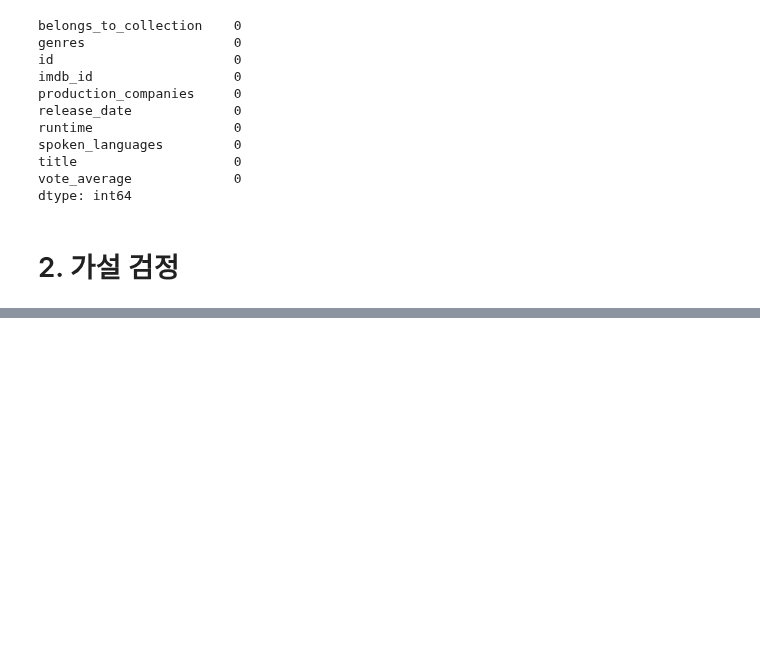
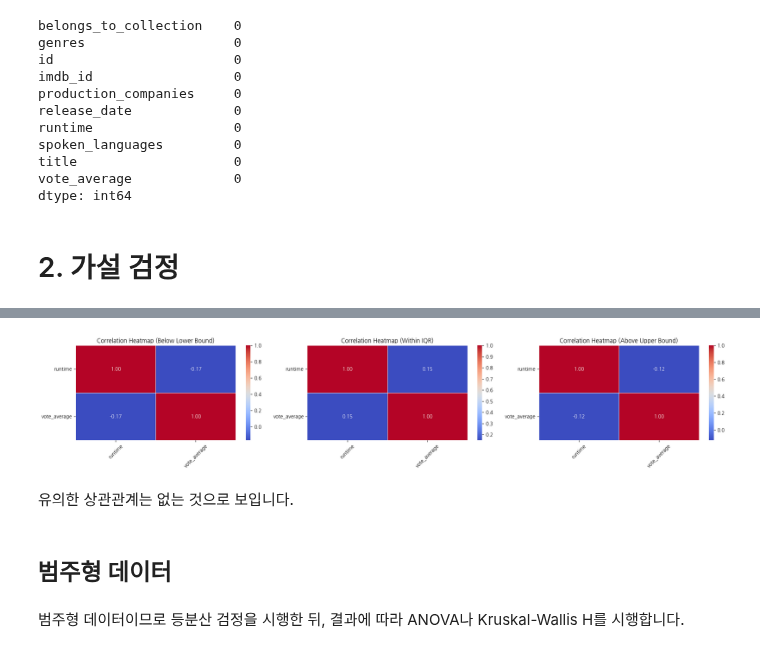
Before and after one commit to viola2002/dartb, a Jupyter notebook: toy_project/2024_Autumn/code/movie metadata SHT.ipynb, the cells around one changed output, grey strips where cells are left out. Drawn from its saved outputs; the diff is of its cells as text; code cells hidden in the pictures; blank space fills up the shorter version.

```diff
--- a/toy_project/2024_Autumn/code/movie metadata SHT.ipynb
+++ b/toy_project/2024_Autumn/code/movie metadata SHT.ipynb
@@ -465,0 +500,47 @@ dtype: int64
+# %%
+# runtime을 구간으로 나누기
+# IQR 계산
+Q1 = mvmd_cleaned['runtime'].quantile(0.25)
+Q3 = mvmd_cleaned['runtime'].quantile(0.75)
+IQR = Q3 - Q1
+
+# 구간 정의
+lower_bound = Q1 - 1.5 * IQR
+upper_bound = Q3 + 1.5 * IQR
+
+# IQR을 사용하여 구간 정의 (이상치를 제외한 구간)
+bins = [0, lower_bound, upper_bound, mvmd_cleaned['runtime'].max()]
+labels = ['Below Lower Bound', 'Within IQR', 'Above Upper Bound']
+mvmd_cleaned['runtime_bin'] = pd.cut(mvmd_cleaned['runtime'], bins=bins, labels=labels, right=True)
+# %%
+# 각 구간별 상관계수 계산
+# 각 구간에 대해 상관계수를 계산하기 위해 빈 DataFrame 생성
+correlation_per_bin = {}
+
+# 구간별 상관관계 분석
+for label in labels:
+    mvmd_bin = mvmd_cleaned[mvmd_cleaned['runtime_bin'] == label]
+    if mvmd_bin.shape[0] > 1:  # 각 구간에 충분한 데이터가 있을 때만 분석
+        mvmd_numeric_bin = mvmd_bin[['runtime','vote_average']].copy()
+        correlation_matrix_bin = mvmd_numeric_bin.corr(method='pearson')
+        correlation_per_bin[label] = correlation_matrix_bin
+# %%
+# 히트맵 시각화
+fig, axes = plt.subplots(nrows=1, ncols=len(labels), figsize=(20, 4))
+
+for ax, (label, corr_matrix) in zip(axes, correlation_per_bin.items()):
+    sns.heatmap(corr_matrix, annot=True, cmap='coolwarm', fmt='.2f', linewidths=.5, ax=ax)
+    ax.set_title(f'Correlation Heatmap ({label})')
+    ax.set_xticklabels(ax.get_xticklabels(), rotation=45)
+    ax.set_yticklabels(ax.get_yticklabels(), rotation=0)
+
+plt.tight_layout()
+plt.show()
+# %% [output]
+[figure, added]
+# %% [markdown]
+유의한 상관관계는 없는 것으로 보입니다.
+# %% [markdown]
+## 범주형 데이터
+# %% [markdown]
+범주형 데이터이므로 등분산 검정을 시행한 뒤, 결과에 따라 ANOVA나 Kruskal-Wallis H를 시행합니다.
```
Also changed, not shown: parts of 22 cells of this notebook.
